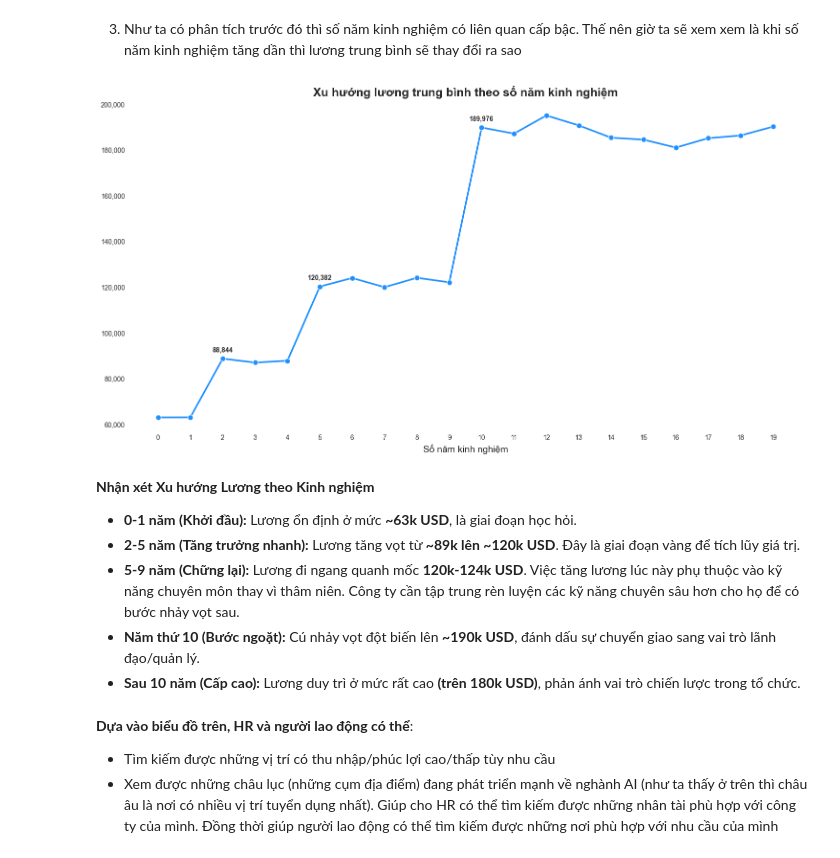
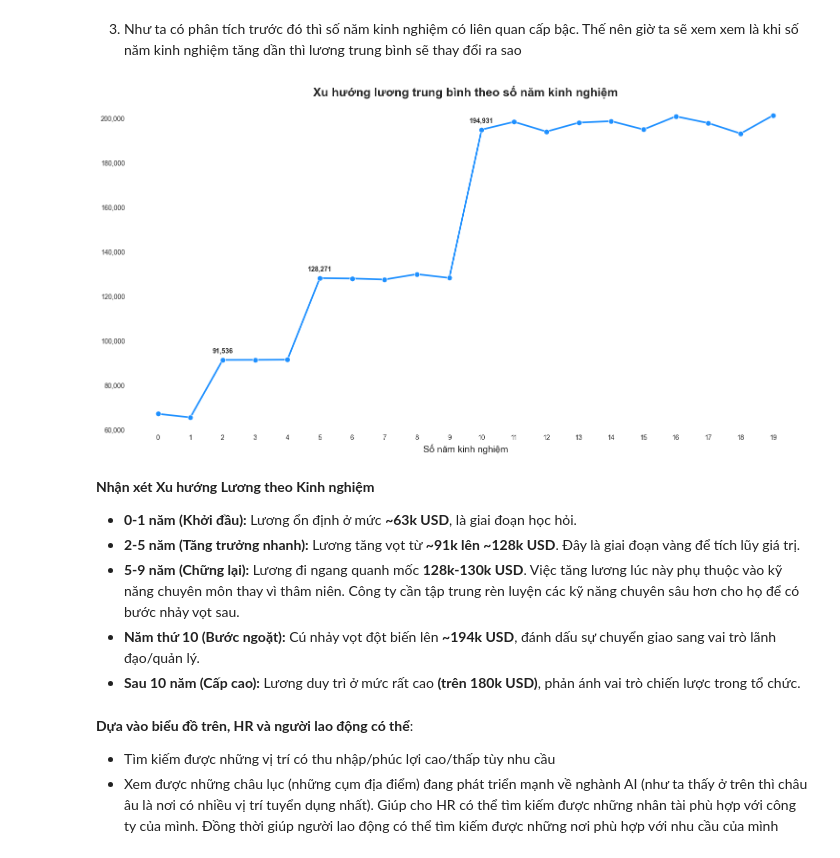
Before and after one commit to thethien8a/Machine-Learning-Project, a Jupyter notebook: Linear Regression/project_1.ipynb, the cells around one changed output. Drawn from its saved outputs; the diff is of its cells as text; code cells hidden in the pictures.

```diff
--- a/Linear Regression/project_1.ipynb
+++ b/Linear Regression/project_1.ipynb
@@ -17,8 +18,12 @@ warnings.filterwarnings('ignore')
 # %% [markdown]
 ## Đọc dữ liệu
 # %%
-# Download latest version
-path = kagglehub.dataset_download("bismasajjad/global-ai-job-market-and-salary-trends-2025")
+# Hiện tại đang bị lỗi
 
-print("Path to dataset files:", path)
-df = pd.read_csv(path + '\\ai_job_dataset.csv')
+# # Download latest version
+# path = kagglehub.dataset_download("bismasajjad/global-ai-job-market-and-salary-trends-2025")
+
+# print("Path to dataset files:", path)
+# df = pd.read_csv(path + '\\ai_job_dataset.csv')
+
+df = pd.read_csv('ai_job_dataset1.csv')
@@ -928,7 +931,7 @@ Dựa vào đây thì:
 from matplotlib.ticker import FuncFormatter
 
 # 1. Nhóm dữ liệu và tính lương trung bình
-avg_salary_by_exp = df.groupby('years_experience')['salary_usd'].mean().reset_index()
+avg_salary_by_exp = df.groupby('years_experience')['salary_usd'].median().reset_index()
 
 # 2. Thiết lập biểu đồ
 plt.figure(figsize=(15, 8))
@@ -945,41 +948,41 @@ line_ax = sns.lineplot(
     color='dodgerblue'
 )
 
 # 4. Thêm số liệu ở các điểm cụ thể
 highlight_years = [2, 5, 10]
 for year in highlight_years:
     salary_value = avg_salary_by_exp[avg_salary_by_exp['years_experience'] == year]['salary_usd']
     if not salary_value.empty:
         plt.annotate(f'{int(salary_value.iloc[0]):,}',
                     xy=(year, salary_value.iloc[0]),
                     xytext=(0, 10),
                     textcoords='offset points',
                     ha='center',
                     fontsize=10,
                     fontweight='bold')
 
 # 5. Tinh chỉnh biểu đồ
 plt.title('Xu hướng lương trung bình theo số năm kinh nghiệm', fontsize=18, fontweight='bold')
 plt.xlabel('Số năm kinh nghiệm', fontsize=14)
 plt.ylabel('')  # Bỏ title trục y
 
 # Format trục y
 line_ax.get_yaxis().set_major_formatter(FuncFormatter(lambda x, p: format(int(x), ',')))
 
 plt.xticks(ticks=range(int(avg_salary_by_exp['years_experience'].min()), int(avg_salary_by_exp['years_experience'].max()) + 1))
 plt.grid(False)
 sns.despine()
 plt.tight_layout()
 plt.show()
 # %% [output]
-[figure, old version]
+[figure, new version]
 # %% [markdown]
 **Nhận xét Xu hướng Lương theo Kinh nghiệm**
 
 *   **0-1 năm (Khởi đầu):** Lương ổn định ở mức **~63k USD**, là giai đoạn học hỏi.
-*   **2-5 năm (Tăng trưởng nhanh):** Lương tăng vọt từ **~89k lên ~120k USD**. Đây là giai đoạn vàng để tích lũy giá trị.
-*   **5-9 năm (Chững lại):** Lương đi ngang quanh mốc **120k-124k USD**. Việc tăng lương lúc này phụ thuộc vào kỹ năng chuyên môn thay vì thâm niên. Công ty cần tập trung rèn luyện các kỹ năng chuyên sâu hơn cho họ để có bước nhảy vọt sau.
-*   **Năm thứ 10 (Bước ngoặt):** Cú nhảy vọt đột biến lên **~190k USD**, đánh dấu sự chuyển giao sang vai trò lãnh đạo/quản lý.
+*   **2-5 năm (Tăng trưởng nhanh):** Lương tăng vọt từ **~91k lên ~128k USD**. Đây là giai đoạn vàng để tích lũy giá trị.
+*   **5-9 năm (Chững lại):** Lương đi ngang quanh mốc **128k-130k USD**. Việc tăng lương lúc này phụ thuộc vào kỹ năng chuyên môn thay vì thâm niên. Công ty cần tập trung rèn luyện các kỹ năng chuyên sâu hơn cho họ để có bước nhảy vọt sau.
+*   **Năm thứ 10 (Bước ngoặt):** Cú nhảy vọt đột biến lên **~194k USD**, đánh dấu sự chuyển giao sang vai trò lãnh đạo/quản lý.
 *   **Sau 10 năm (Cấp cao):** Lương duy trì ở mức rất cao **(trên 180k USD)**, phản ánh vai trò chiến lược trong tổ chức.
 # %%
 
```
Also changed, not shown: parts of 22 cells of this notebook, 1 other file.
